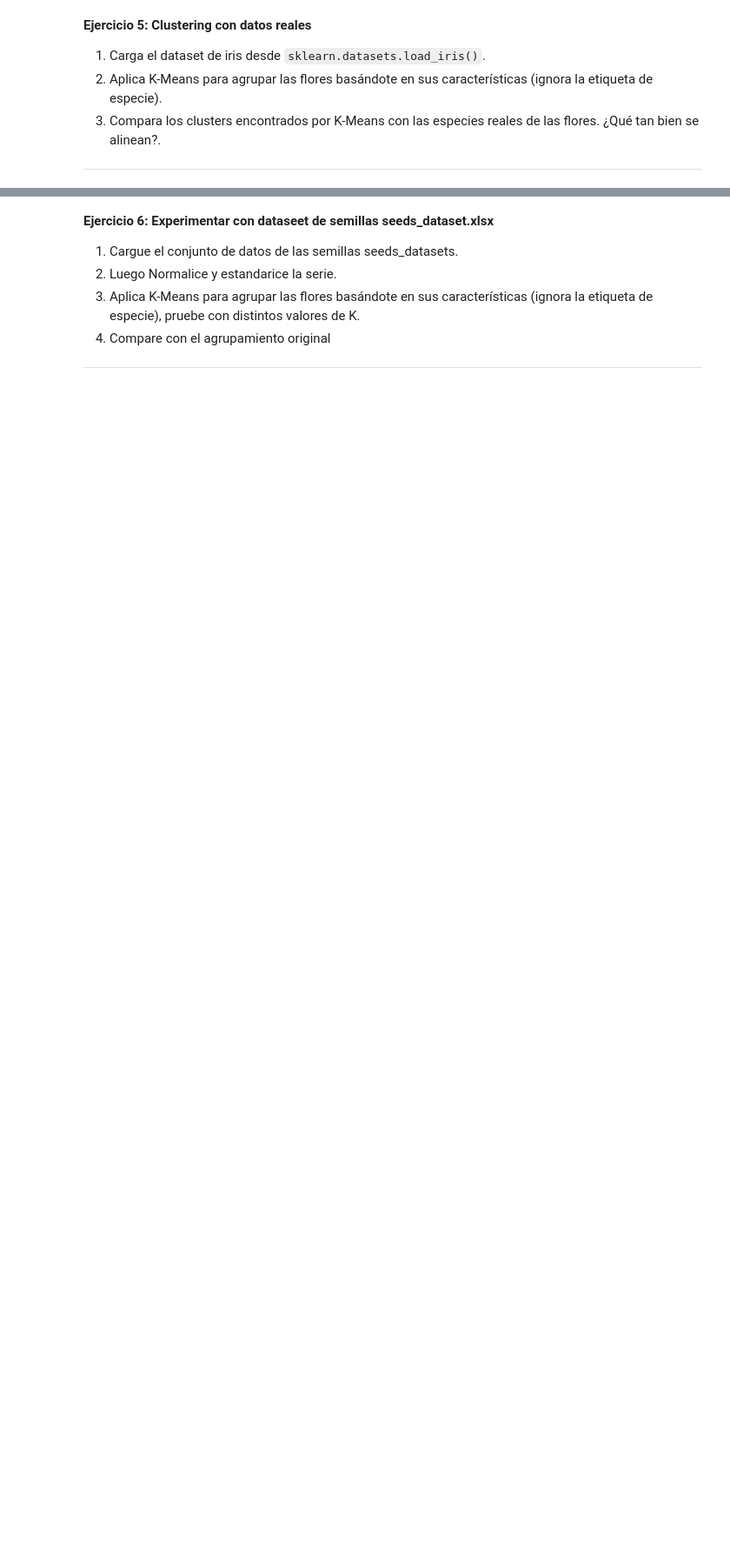
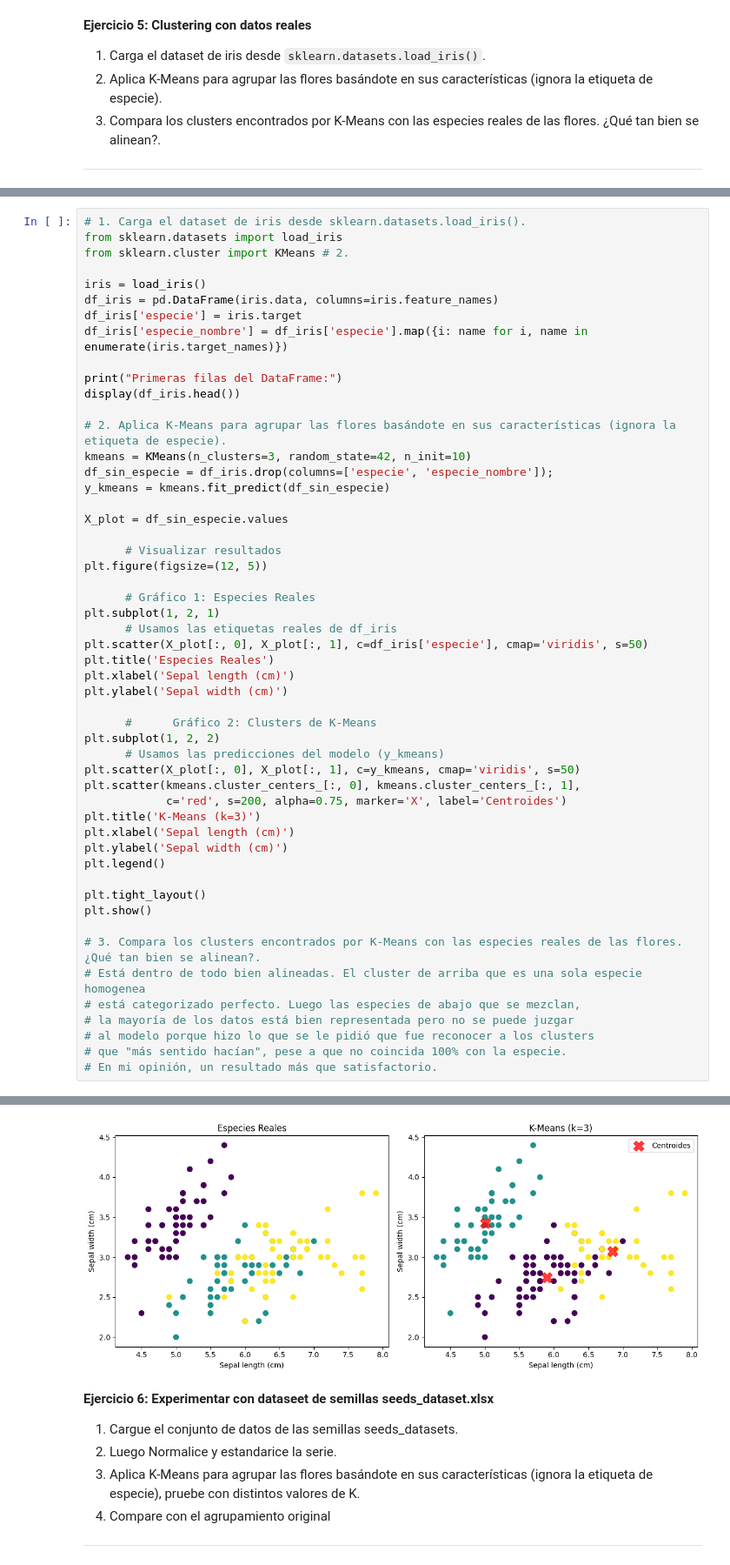
Before and after one commit to mtnleo/Uni_AI_1, a Jupyter notebook: Guia4_Leonardi.ipynb, the cells around one changed output, grey strips where cells are left out. Shown at 87% size. Drawn from its saved outputs; the diff is of its cells as text; blank space fills up the shorter version.

```diff
--- a/Guia4_Leonardi.ipynb
+++ b/Guia4_Leonardi.ipynb
@@ -336,0 +335,53 @@ plt.show()
+# %%
+# 1. Carga el dataset de iris desde sklearn.datasets.load_iris().
+from sklearn.datasets import load_iris
+from sklearn.cluster import KMeans # 2.
+
+iris = load_iris()
+df_iris = pd.DataFrame(iris.data, columns=iris.feature_names)
+df_iris['especie'] = iris.target
+df_iris['especie_nombre'] = df_iris['especie'].map({i: name for i, name in enumerate(iris.target_names)})
+
+print("Primeras filas del DataFrame:")
+display(df_iris.head())
+
+# 2. Aplica K-Means para agrupar las flores basándote en sus características (ignora la etiqueta de especie).
+kmeans = KMeans(n_clusters=3, random_state=42, n_init=10)
+df_sin_especie = df_iris.drop(columns=['especie', 'especie_nombre']);
+y_kmeans = kmeans.fit_predict(df_sin_especie)
+
+X_plot = df_sin_especie.values
+
+      # Visualizar resultados
+plt.figure(figsize=(12, 5))
+
+      # Gráfico 1: Especies Reales
+plt.subplot(1, 2, 1)
+      # Usamos las etiquetas reales de df_iris
+plt.scatter(X_plot[:, 0], X_plot[:, 1], c=df_iris['especie'], cmap='viridis', s=50)
+plt.title('Especies Reales')
+plt.xlabel('Sepal length (cm)')
+plt.ylabel('Sepal width (cm)')
+
+      #      Gráfico 2: Clusters de K-Means
+plt.subplot(1, 2, 2)
+      # Usamos las predicciones del modelo (y_kmeans)
+plt.scatter(X_plot[:, 0], X_plot[:, 1], c=y_kmeans, cmap='viridis', s=50)
+plt.scatter(kmeans.cluster_centers_[:, 0], kmeans.cluster_centers_[:, 1],
+            c='red', s=200, alpha=0.75, marker='X', label='Centroides')
+plt.title('K-Means (k=3)')
+plt.xlabel('Sepal length (cm)')
+plt.ylabel('Sepal width (cm)')
+plt.legend()
+
+plt.tight_layout()
+plt.show()
+
+# 3. Compara los clusters encontrados por K-Means con las especies reales de las flores. ¿Qué tan bien se alinean?.
+# Está dentro de todo bien alineadas. El cluster de arriba que es una sola especie homogenea
+# está categorizado perfecto. Luego las especies de abajo que se mezclan,
+# la mayoría de los datos está bien representada pero no se puede juzgar
+# al modelo porque hizo lo que se le pidió que fue reconocer a los clusters
+# que "más sentido hacían", pese a que no coincida 100% con la especie.
+# En mi opinión, un resultado más que satisfactorio.
+# %% [output]
@@ -337,3 +395,4 @@ plt.show()
+[figure, added]
 # %% [markdown]
 **Ejercicio 6: Experimentar con dataseet de semillas seeds_dataset.xlsx**
 1.  Cargue el conjunto de datos de las semillas seeds_datasets.
```
Also changed, not shown: parts of 6 cells of this notebook.
